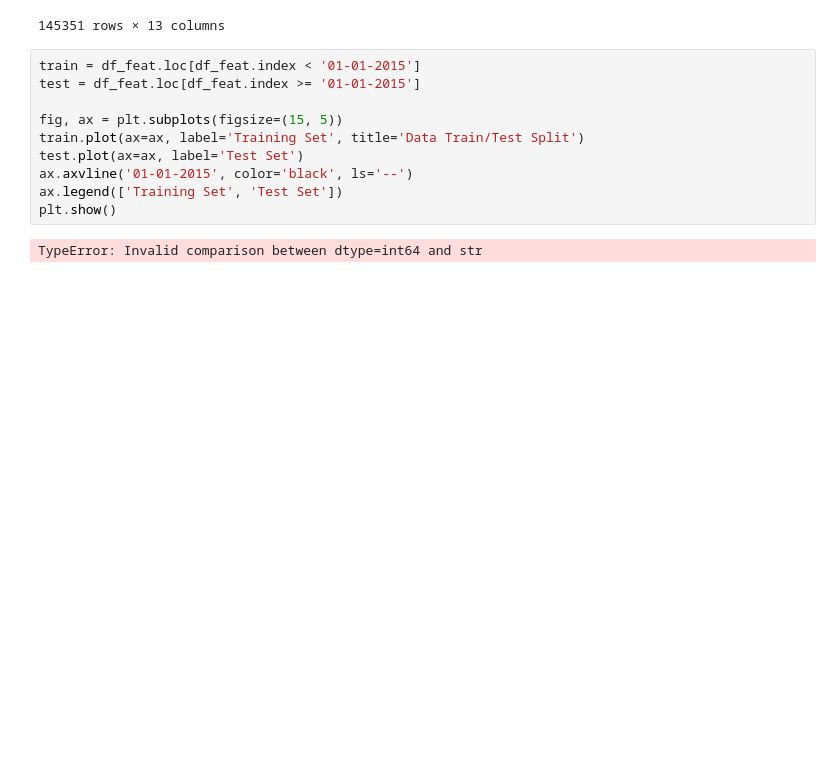
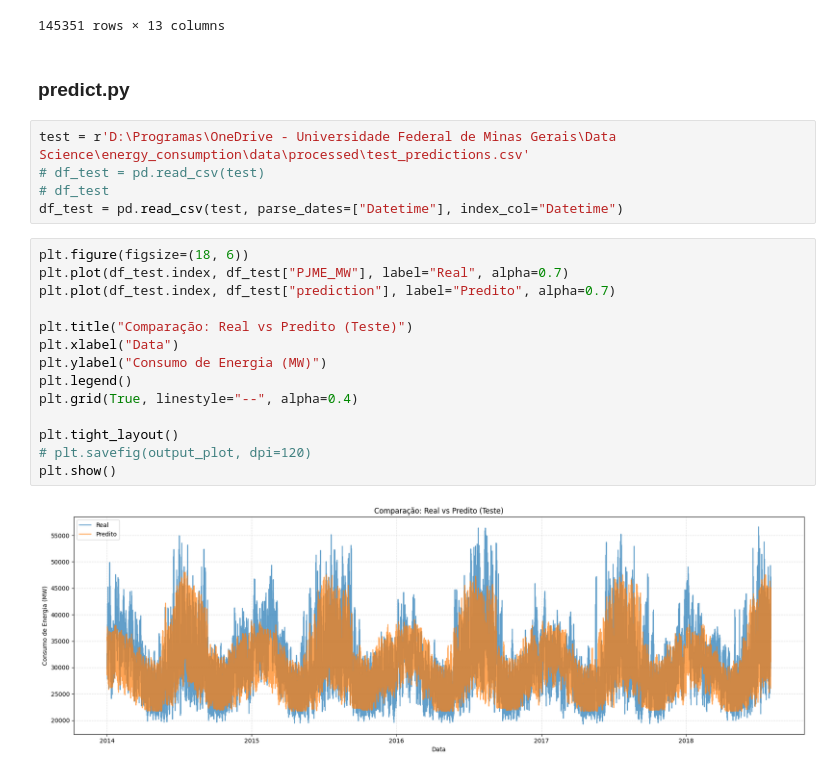
Before and after one commit to thiagocarvalhor/energy_consumption, a Jupyter notebook: notebooks/test.ipynb, the cells around one changed output. Saved outputs shown, nothing was run; the diff lists cells and outputs as text; blank space fills up the shorter version.

```diff
--- a/notebooks/test.ipynb
+++ b/notebooks/test.ipynb
@@ -92,15 +92,26 @@ df_feat
 | 145349 | 2018-08-02 23:00:00 | 38500.0 | 23 | 3 | 3 | 8 | 2018 | 214 | 2 | 31 | ... |
 | 145350 | 2018-08-03 00:00:00 | 35486.0 | 0 | 4 | 3 | 8 | 2018 | 215 | 3 | 31 | ... |
 145351 rows × 13 columns
-# %%
-train = df_feat.loc[df_feat.index < '01-01-2015']
-test = df_feat.loc[df_feat.index >= '01-01-2015']
-
-fig, ax = plt.subplots(figsize=(15, 5))
-train.plot(ax=ax, label='Training Set', title='Data Train/Test Split')
-test.plot(ax=ax, label='Test Set')
-ax.axvline('01-01-2015', color='black', ls='--')
-ax.legend(['Training Set', 'Test Set'])
-plt.show()
-# %% [output]
-TypeError: Invalid comparison between dtype=int64 and str
+# %% [markdown]
+### predict.py
+# %%
+test = r'D:\Programas\OneDrive - Universidade Federal de Minas Gerais\Data Science\energy_consumption\data\processed\test_predictions.csv'
+# df_test = pd.read_csv(test)
+# df_test
+df_test = pd.read_csv(test, parse_dates=["Datetime"], index_col="Datetime")
+# %%
+plt.figure(figsize=(18, 6))
+plt.plot(df_test.index, df_test["PJME_MW"], label="Real", alpha=0.7)
+plt.plot(df_test.index, df_test["prediction"], label="Predito", alpha=0.7)
+
+plt.title("Comparação: Real vs Predito (Teste)")
+plt.xlabel("Data")
+plt.ylabel("Consumo de Energia (MW)")
+plt.legend()
+plt.grid(True, linestyle="--", alpha=0.4)
+
+plt.tight_layout()
+# plt.savefig(output_plot, dpi=120)
+plt.show()
+# %% [output]
+[figure, added]
```
Also changed, not shown: parts of 4 cells of this notebook, 10 other files.
